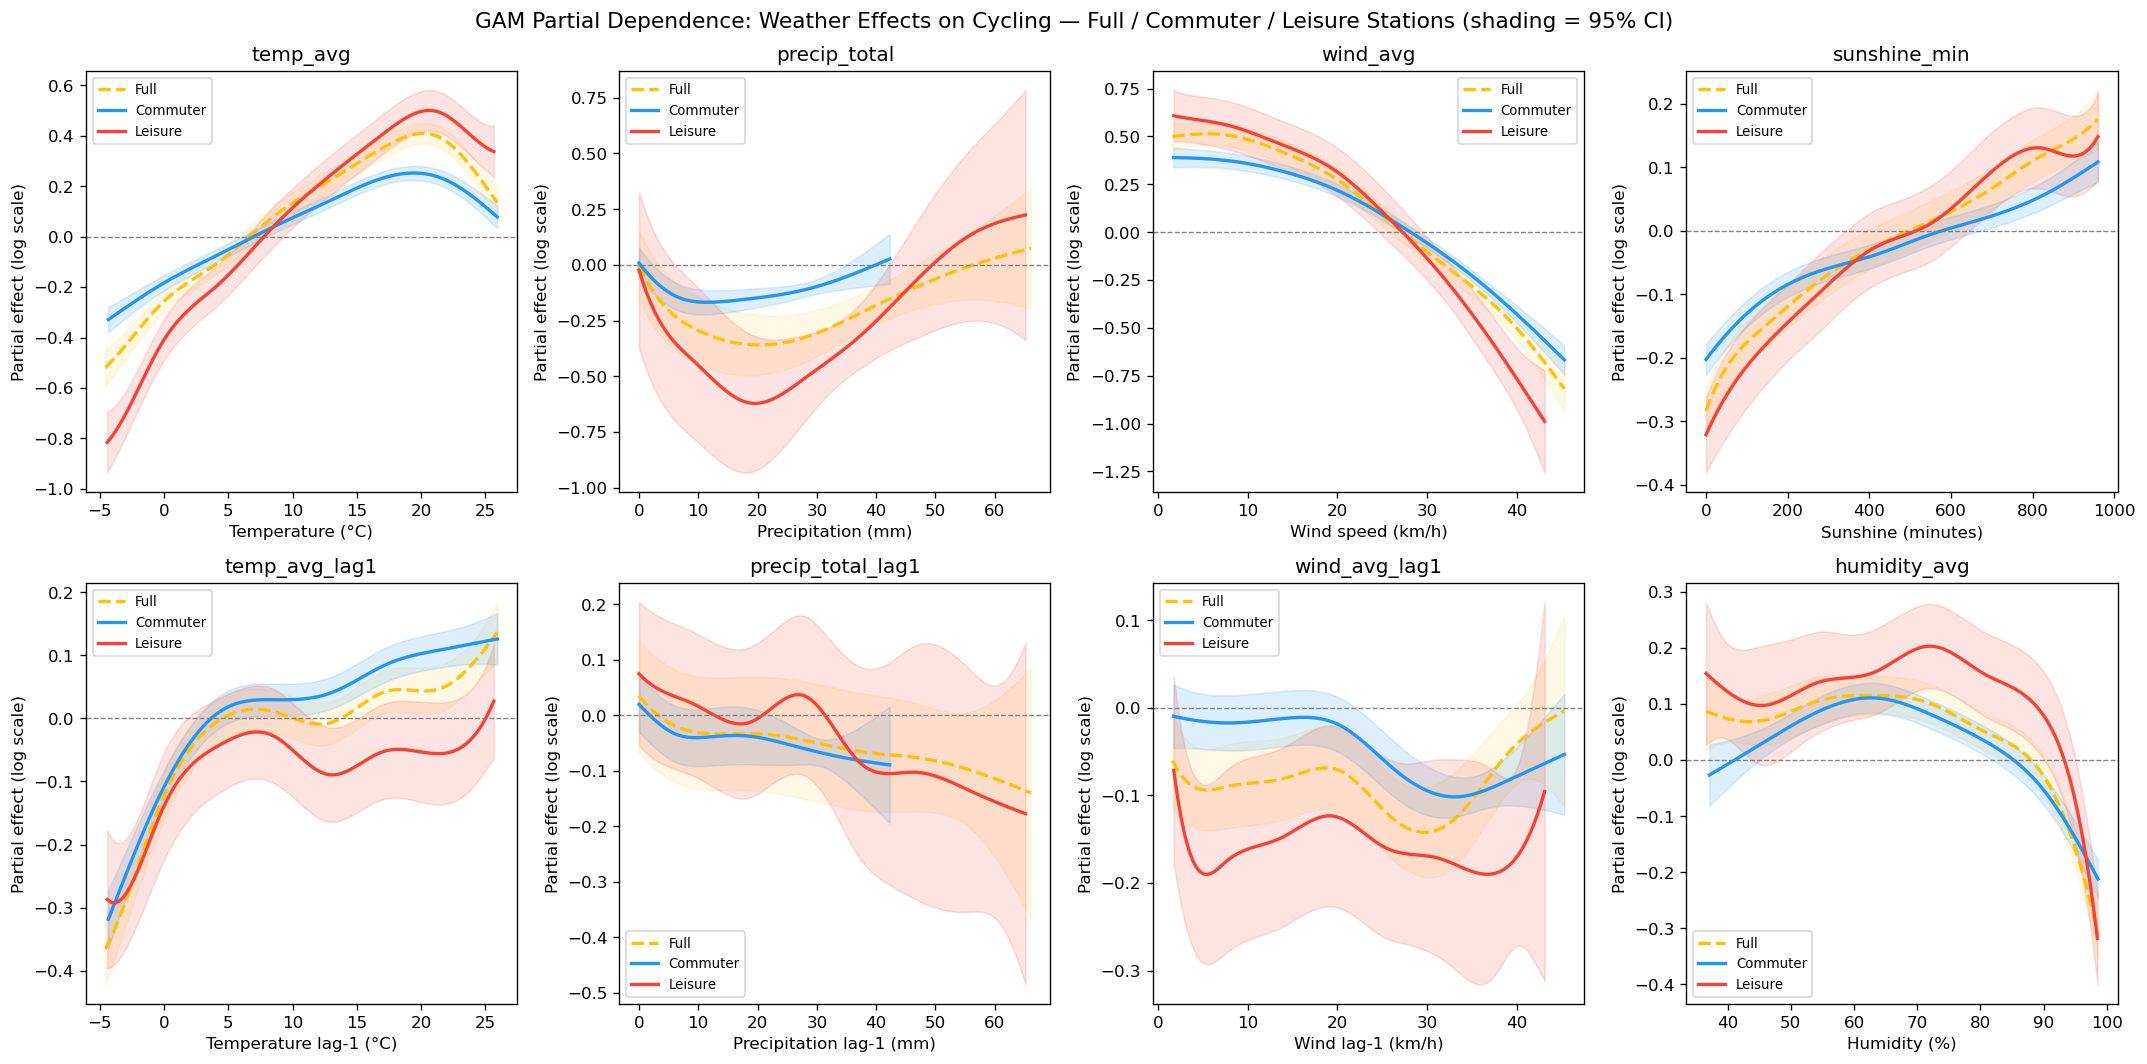
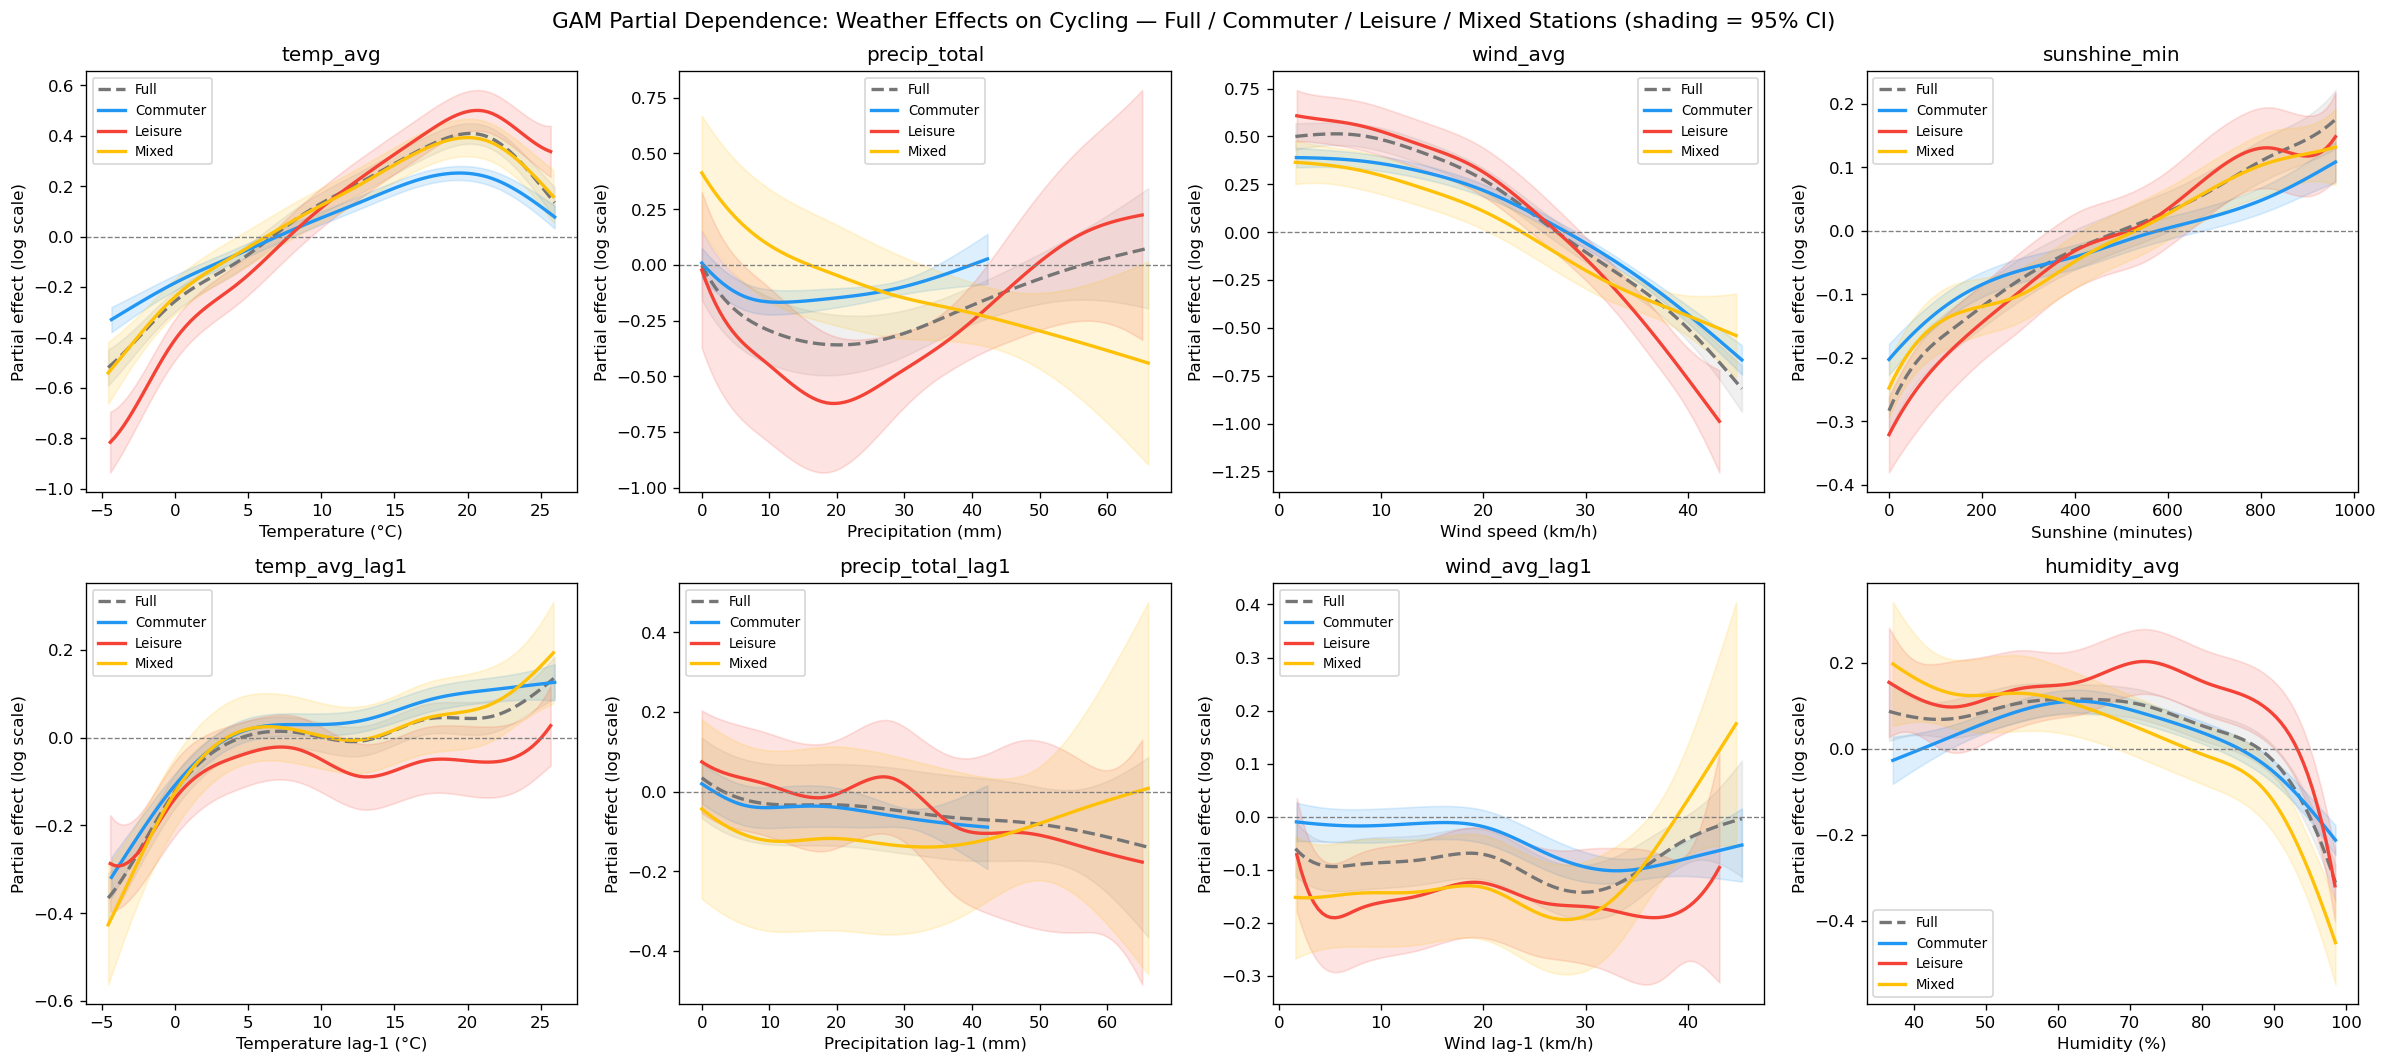
Code edit (unified diff) that turned the first committed figure into the second:
--- before
+++ after
@@ -1,3 +1,5 @@
-fig, axes = plt.subplots(2, 4, figsize=(18, 9))
+fig, axes = plt.subplots(2, 4, figsize=(20, 9))
+
+COLOR_FULL = "#757575"
 
 weather_terms = [
@@ -24,13 +26,16 @@
     XX_c = gam_commuter.generate_X_grid(term=term_idx)
     XX_l = gam_leisure.generate_X_grid(term=term_idx)
+    XX_m = gam_mixed.generate_X_grid(term=term_idx)
 
-    # generate_X_grid fills non-varied features with 0; fix month (factor, domain 1–12)
+    # generate_X_grid fills non-varied features with 0; fix month (factor, domain 1-12)
     XX_f[:, MONTH_IDX] = 6
     XX_c[:, MONTH_IDX] = 6
     XX_l[:, MONTH_IDX] = 6
+    XX_m[:, MONTH_IDX] = 6
 
     pdep_f, confi_f = gam_full.partial_dependence(term=term_idx, X=XX_f, width=0.95)
     pdep_c, confi_c = gam_commuter.partial_dependence(term=term_idx, X=XX_c, width=0.95)
     pdep_l, confi_l = gam_leisure.partial_dependence(term=term_idx, X=XX_l, width=0.95)
+    pdep_m, confi_m = gam_mixed.partial_dependence(term=term_idx, X=XX_m, width=0.95)
 
     # Convert scaled grid values back to original units for x-axis display
@@ -38,11 +43,14 @@
     x_c = inv_x(XX_c, term_idx, scaler_c)
     x_l = inv_x(XX_l, term_idx, scaler_l)
+    x_m = inv_x(XX_m, term_idx, scaler_m)
 
-    ax.plot(x_f, pdep_f, color=COLORS["mixed"],    linewidth=2, linestyle="--", label="Full")
-    ax.fill_between(x_f, confi_f[:, 0], confi_f[:, 1], alpha=0.10, color=COLORS["mixed"])
+    ax.plot(x_f, pdep_f, color=COLOR_FULL,         linewidth=2, linestyle="--", label="Full")
+    ax.fill_between(x_f, confi_f[:, 0], confi_f[:, 1], alpha=0.10, color=COLOR_FULL)
     ax.plot(x_c, pdep_c, color=COLORS["commuter"], linewidth=2, label="Commuter")
     ax.fill_between(x_c, confi_c[:, 0], confi_c[:, 1], alpha=0.15, color=COLORS["commuter"])
     ax.plot(x_l, pdep_l, color=COLORS["leisure"],  linewidth=2, label="Leisure")
     ax.fill_between(x_l, confi_l[:, 0], confi_l[:, 1], alpha=0.15, color=COLORS["leisure"])
+    ax.plot(x_m, pdep_m, color=COLORS["mixed"],    linewidth=2, label="Mixed")
+    ax.fill_between(x_m, confi_m[:, 0], confi_m[:, 1], alpha=0.15, color=COLORS["mixed"])
 
     ax.axhline(0, color="gray", linestyle="--", linewidth=0.8)
@@ -54,5 +62,5 @@
 fig.suptitle(
     "GAM Partial Dependence: Weather Effects on Cycling — "
-    "Full / Commuter / Leisure Stations (shading = 95% CI)",
+    "Full / Commuter / Leisure / Mixed Stations (shading = 95% CI)",
     fontsize=13)
 fig.tight_layout()

Commit: refactor(08_gam_interactions): overlay Full/Commuter/Leisure/Mixed partial dependence curves in single 2x4 figure with 95% CI shading